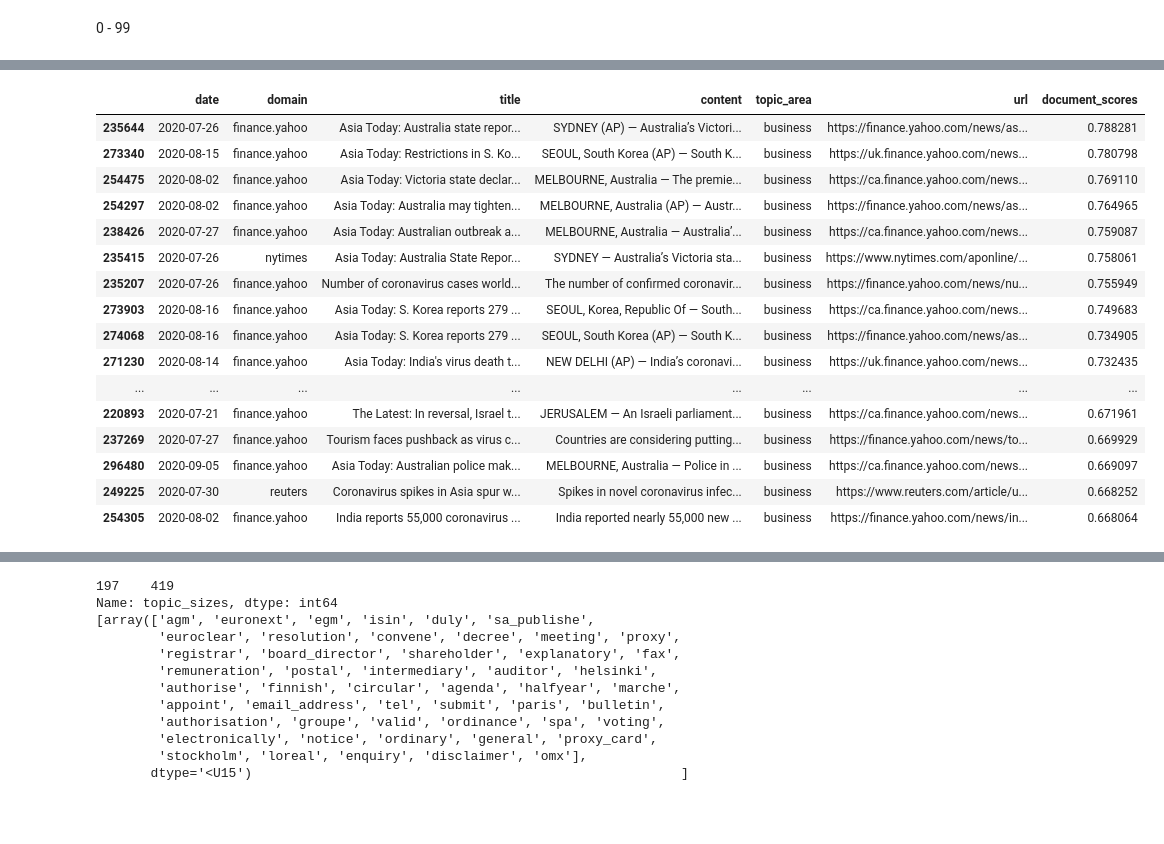
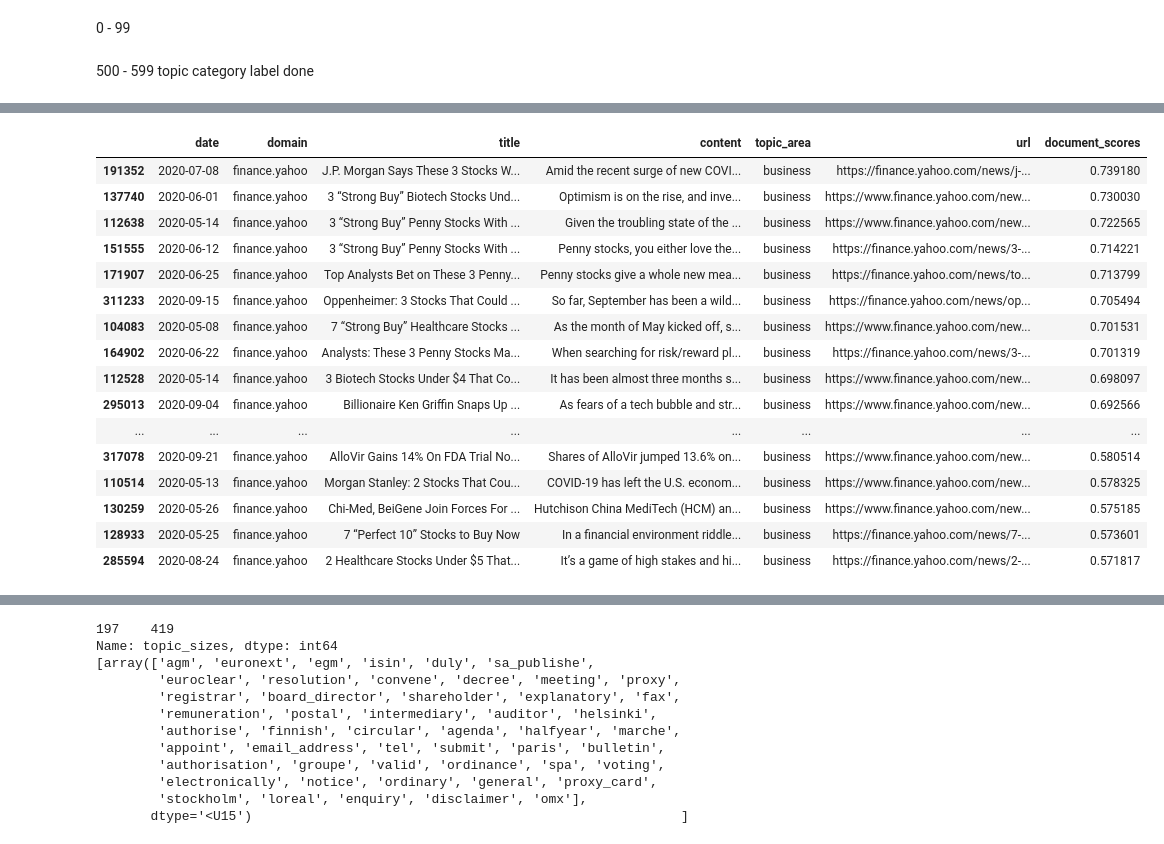
Before and after one commit to TraceyEtheridge/Thesis, a Jupyter notebook: Topic_Modelling_Top2Vec.ipynb, the cells around one changed output, grey strips where cells are left out. Saved outputs shown, nothing was run; the diff lists cells and outputs as text; code cells hidden in the pictures; blank space fills up the shorter version.

```diff
--- a/Topic_Modelling_Top2Vec.ipynb
+++ b/Topic_Modelling_Top2Vec.ipynb
@@ -1612,7 +1916,7 @@ idx = 274
 topic_label = ['entertainment', 'celebrities']
 df_topics_labelled.at[idx, 'topic_label'] = topic_label
 idx = 273
-topic_label = ['finance', 'furlough_scheme']
+topic_label = ['finance', 'covid', 'uk', 'furlough_scheme']
 df_topics_labelled.at[idx, 'topic_label'] = topic_label
 idx = 272
 topic_label = ['finance', 'share_offering']
@@ -1979,7 +2283,7 @@ idx = 154
 topic_label = ['covid', 'us', 'new_york', 'hospitality_restrictions', 'governor_cuomo']
 df_topics_labelled.at[idx, 'topic_label'] = topic_label
 idx = 153
-topic_label = ['finance', 'uk', 'furlough_scheme']
+topic_label = ['finance', 'covid', 'uk', 'furlough_scheme']
 df_topics_labelled.at[idx, 'topic_label'] = topic_label
 idx = 152
 topic_label = ['finance', 'uk', 'motley_fool_uk_updates']
@@ -2237,7 +2541,7 @@ idx = 69
 topic_label = ['country_covid_strategies']
 df_topics_labelled.at[idx, 'topic_label'] = topic_label
 idx = 68
-topic_label = ['retailers', 'online_sales']
+topic_label = ['finance', 'retailers', 'online_sales']
 df_topics_labelled.at[idx, 'topic_label'] = topic_label
 idx = 67
 topic_label = ['fintech']
@@ -2348,7 +2652,7 @@ idx = 32
 topic_label = ['dgap_updates']
 df_topics_labelled.at[idx, 'topic_label'] = topic_label
 idx = 31
-topic_label = ['pharmaceutical_companies', 'financial_updates']
+topic_label = ['finance', 'pharmaceutical_companies', 'financial_updates']
 df_topics_labelled.at[idx, 'topic_label'] = topic_label
 idx = 30
 topic_label = ['climate_change', 'carbon_emissions']
@@ -2443,3 +2747,5 @@ df_topics_labelled.at[idx, 'topic_label'] = topic_label
 idx = 0
 topic_label = ['oil_price_updates']
 df_topics_labelled.at[idx, 'topic_label'] = topic_label
+# %% [markdown]
+500 - 599 topic category label done
@@ -2446,8 +3054,6 @@ df_topics_labelled.at[idx, 'topic_label'] = topic_label
 # %%
 
-idx = 635
-topic_label = ['smartphone', 'semiconductor', 'supply_chain', 'automaker']
-df_topics_labelled.at[idx, 'topic_label'] = topic_label
+
 idx = 820
 topic_label = ['clothing', 'manufacturing', 'supply_chain', 'exploitation']
 df_topics_labelled.at[idx, 'topic_label'] = topic_label
@@ -2461,7 +3067,7 @@ idx = 1132
 topic_label = ['ppe', 'ventilator', 'supply_chain', 'shortage']
 df_topics_labelled.at[idx, 'topic_label'] = topic_label
 idx = 1314
-topic_label = ['semiconductor', 'tech_company', 'china', 'supply_chain']
+topic_label = ['semiconductor', 'tech_companys', 'china', 'supply_chain']
 df_topics_labelled.at[idx, 'topic_label'] = topic_label
 idx = 1457
 topic_label = ['cybersecurity', 'space', 'aluminum', 'supply_chain']
@@ -2470,25 +3076,9 @@ idx = 1481
 topic_label = ['shipping', 'logistics', 'supply_chain']
 df_topics_labelled.at[idx, 'topic_label'] = topic_label
 
-idx = 434
-topic_label = ['us_shares']
-df_topics_labelled.at[idx, 'topic_label'] = topic_label
-
-idx = 458
-topic_label = ['airlines', 'cost_cutting', 'reduced_flights']
-df_topics_labelled.at[idx, 'topic_label'] = topic_label
-idx = 573
-topic_label = ['airlines', 'flights_suspended']
-df_topics_labelled.at[idx, 'topic_label'] = topic_label
-idx = 551
-topic_label = ['cruises', 'passengers', 'covid_19']
-df_topics_labelled.at[idx, 'topic_label'] = topic_label
 idx = 732
 topic_label = ['general_stock_updates']
 df_topics_labelled.at[idx, 'topic_label'] = topic_label
 idx = 812
 topic_label = ['us_shares']
 df_topics_labelled.at[idx, 'topic_label'] = topic_label
-idx = 460
-topic_label = ['us_shares']
-df_topics_labelled.at[idx, 'topic_label'] = topic_label
@@ -2495,12 +3210,14 @@ df_topics_labelled.at[idx, 'topic_label'] = topic_label
 # %%
-topic_num = 300
+topic_num = 660
 num_docs = df_topics[df_topics['topic_id'] == topic_num]['topic_sizes'].values[0]
 documents, document_scores, document_ids = model.search_documents_by_topic(topic_num=topic_num, num_docs=num_docs)
 
 result_df = df.iloc[document_ids].copy()
 result_df["document_scores"] = document_scores
 result_df = result_df[result_df["document_scores"] >=0.5]
-print(num_docs, len(result_df))
+
+covid_mention = (result_df['content'].str.lower().str.contains('coronavirus') | result_df['content'].str.lower().str.contains('covid')).sum()
+print(num_docs, len(result_df), covid_mention)
 
 print(df_topics_labelled[df_topics_labelled['topic_id'] == topic_num]['topic_words'].values)
 
@@ -2521,18 +3238,18 @@ result_df[:50][['date', 'domain', 'title', 'content', 'topic_area', 'url', 'docu
 |  | date | domain | title | content | topic_area | url | document_scores |
-| 235644 | 2020-07-26 | finance.yahoo | Asia Today: Australia state repor... | SYDNEY (AP) — Australia’s Victori... | business | https://finance.yahoo.com/news/as... | 0.788281 |
-| 273340 | 2020-08-15 | finance.yahoo | Asia Today: Restrictions in S. Ko... | SEOUL, South Korea (AP) — South K... | business | https://uk.finance.yahoo.com/news... | 0.780798 |
-| 254475 | 2020-08-02 | finance.yahoo | Asia Today: Victoria state declar... | MELBOURNE, Australia — The premie... | business | https://ca.finance.yahoo.com/news... | 0.769110 |
-| 254297 | 2020-08-02 | finance.yahoo | Asia Today: Australia may tighten... | MELBOURNE, Australia (AP) — Austr... | business | https://finance.yahoo.com/news/as... | 0.764965 |
-| 238426 | 2020-07-27 | finance.yahoo | Asia Today: Australian outbreak a... | MELBOURNE, Australia — Australia’... | business | https://ca.finance.yahoo.com/news... | 0.759087 |
-| 235415 | 2020-07-26 | nytimes | Asia Today: Australia State Repor... | SYDNEY — Australia’s Victoria sta... | business | https://www.nytimes.com/aponline/... | 0.758061 |
-| 235207 | 2020-07-26 | finance.yahoo | Number of coronavirus cases world... | The number of confirmed coronavir... | business | https://finance.yahoo.com/news/nu... | 0.755949 |
-| 273903 | 2020-08-16 | finance.yahoo | Asia Today: S. Korea reports 279 ... | SEOUL, Korea, Republic Of — South... | business | https://ca.finance.yahoo.com/news... | 0.749683 |
-| 274068 | 2020-08-16 | finance.yahoo | Asia Today: S. Korea reports 279 ... | SEOUL, South Korea (AP) — South K... | business | https://finance.yahoo.com/news/as... | 0.734905 |
-| 271230 | 2020-08-14 | finance.yahoo | Asia Today: India's virus death t... | NEW DELHI (AP) — India’s coronavi... | business | https://uk.finance.yahoo.com/news... | 0.732435 |
+| 191352 | 2020-07-08 | finance.yahoo | J.P. Morgan Says These 3 Stocks W... | Amid the recent surge of new COVI... | business | https://finance.yahoo.com/news/j-... | 0.739180 |
+| 137740 | 2020-06-01 | finance.yahoo | 3 “Strong Buy” Biotech Stocks Und... | Optimism is on the rise, and inve... | business | https://www.finance.yahoo.com/new... | 0.730030 |
+| 112638 | 2020-05-14 | finance.yahoo | 3 “Strong Buy” Penny Stocks With ... | Given the troubling state of the ... | business | https://www.finance.yahoo.com/new... | 0.722565 |
+| 151555 | 2020-06-12 | finance.yahoo | 3 “Strong Buy” Penny Stocks With ... | Penny stocks, you either love the... | business | https://finance.yahoo.com/news/3-... | 0.714221 |
+| 171907 | 2020-06-25 | finance.yahoo | Top Analysts Bet on These 3 Penny... | Penny stocks give a whole new mea... | business | https://finance.yahoo.com/news/to... | 0.713799 |
+| 311233 | 2020-09-15 | finance.yahoo | Oppenheimer: 3 Stocks That Could ... | So far, September has been a wild... | business | https://finance.yahoo.com/news/op... | 0.705494 |
+| 104083 | 2020-05-08 | finance.yahoo | 7 “Strong Buy” Healthcare Stocks ... | As the month of May kicked off, s... | business | https://www.finance.yahoo.com/new... | 0.701531 |
+| 164902 | 2020-06-22 | finance.yahoo | Analysts: These 3 Penny Stocks Ma... | When searching for risk/reward pl... | business | https://finance.yahoo.com/news/3-... | 0.701319 |
+| 112528 | 2020-05-14 | finance.yahoo | 3 Biotech Stocks Under $4 That Co... | It has been almost three months s... | business | https://www.finance.yahoo.com/new... | 0.698097 |
+| 295013 | 2020-09-04 | finance.yahoo | Billionaire Ken Griffin Snaps Up ... | As fears of a tech bubble and str... | business | https://www.finance.yahoo.com/new... | 0.692566 |
 | ... | ... | ... | ... | ... | ... | ... | ... |
-| 220893 | 2020-07-21 | finance.yahoo | The Latest: In reversal, Israel t... | JERUSALEM — An Israeli parliament... | business | https://ca.finance.yahoo.com/news... | 0.671961 |
-| 237269 | 2020-07-27 | finance.yahoo | Tourism faces pushback as virus c... | Countries are considering putting... | business | https://finance.yahoo.com/news/to... | 0.669929 |
-| 296480 | 2020-09-05 | finance.yahoo | Asia Today: Australian police mak... | MELBOURNE, Australia — Police in ... | business | https://ca.finance.yahoo.com/news... | 0.669097 |
-| 249225 | 2020-07-30 | reuters | Coronavirus spikes in Asia spur w... | Spikes in novel coronavirus infec... | business | https://www.reuters.com/article/u... | 0.668252 |
-| 254305 | 2020-08-02 | finance.yahoo | India reports 55,000 coronavirus ... | India reported nearly 55,000 new ... | business | https://finance.yahoo.com/news/in... | 0.668064 |
+| 317078 | 2020-09-21 | finance.yahoo | AlloVir Gains 14% On FDA Trial No... | Shares of AlloVir jumped 13.6% on... | business | https://www.finance.yahoo.com/new... | 0.580514 |
+| 110514 | 2020-05-13 | finance.yahoo | Morgan Stanley: 2 Stocks That Cou... | COVID-19 has left the U.S. econom... | business | https://www.finance.yahoo.com/new... | 0.578325 |
+| 130259 | 2020-05-26 | finance.yahoo | Chi-Med, BeiGene Join Forces For ... | Hutchison China MediTech (HCM) an... | business | https://www.finance.yahoo.com/new... | 0.575185 |
+| 128933 | 2020-05-25 | finance.yahoo | 7 “Perfect 10” Stocks to Buy Now | In a financial environment riddle... | business | https://finance.yahoo.com/news/7-... | 0.573601 |
+| 285594 | 2020-08-24 | finance.yahoo | 2 Healthcare Stocks Under $5 That... | It’s a game of high stakes and hi... | business | https://finance.yahoo.com/news/2-... | 0.571817 |
 # %%
```
Also changed, not shown: parts of 12 cells of this notebook.
